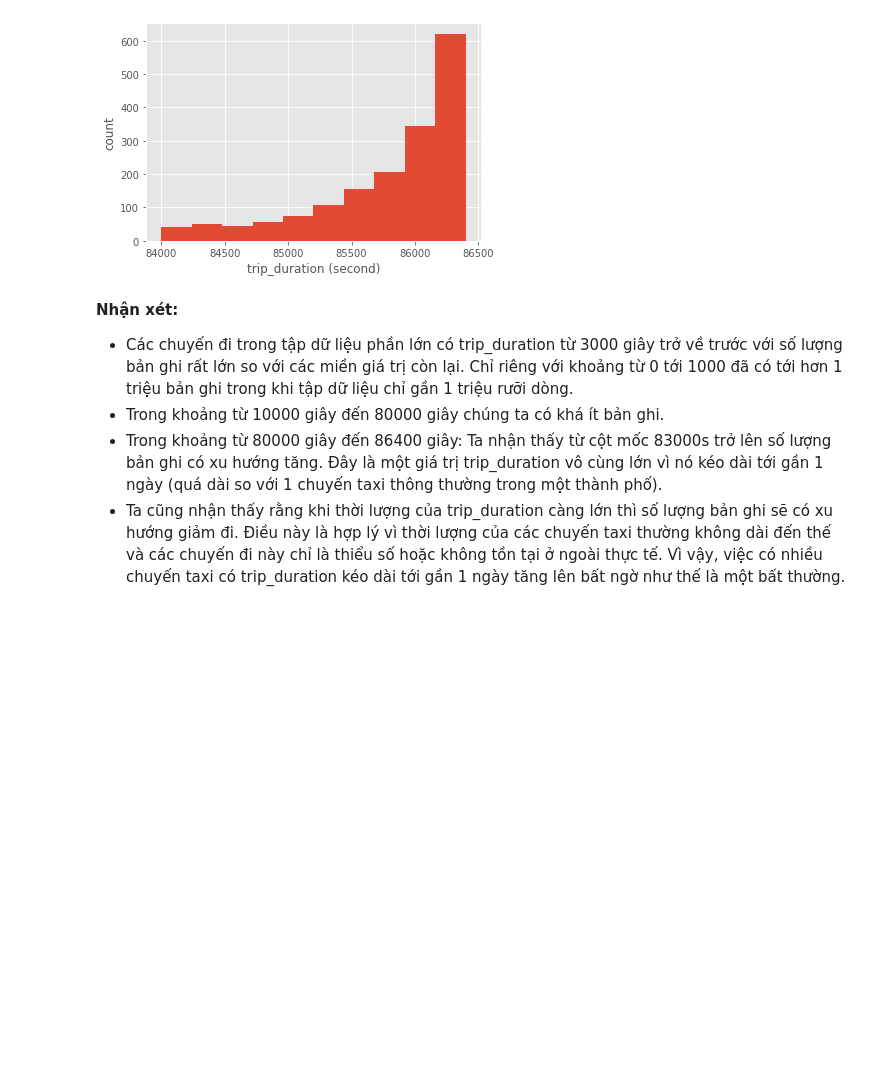
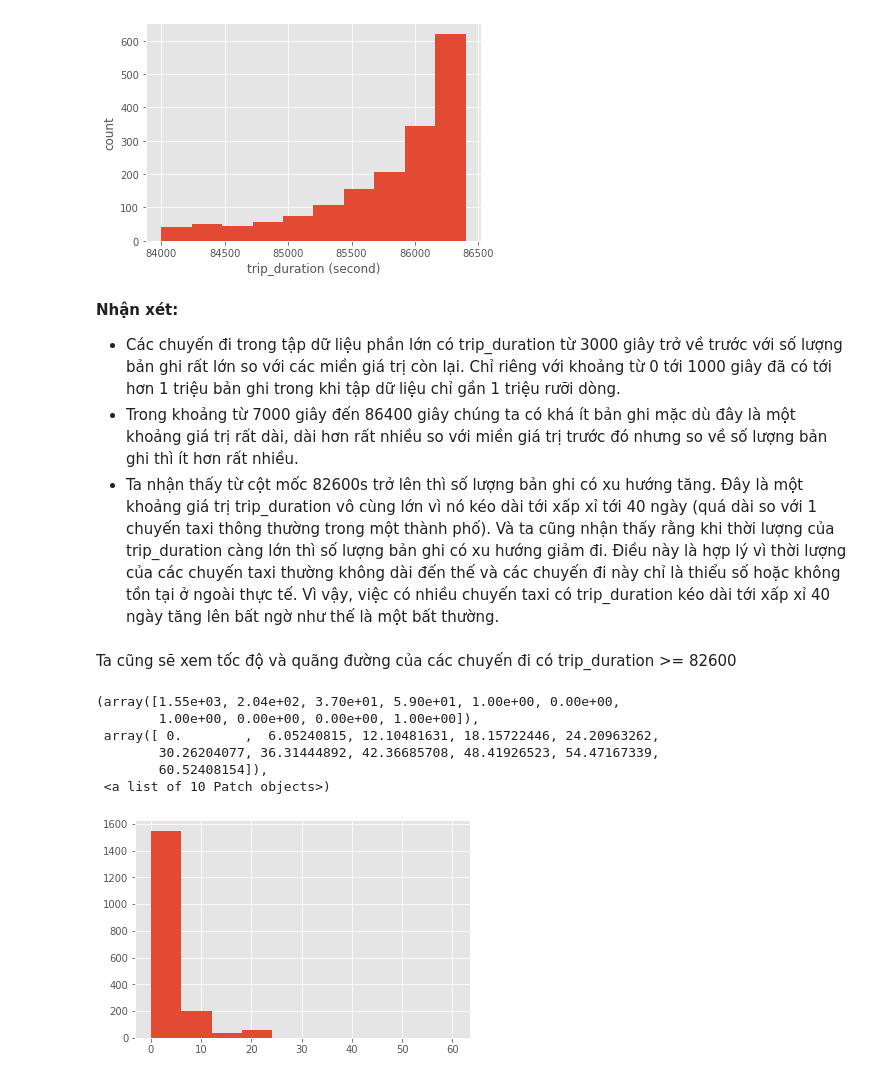
Before and after one commit to trunghq0205/Python4DS, a Jupyter notebook: final_project_report.ipynb, the cells around one changed output. Saved outputs shown, nothing was run; the diff lists cells and outputs as text; code cells hidden in the pictures; blank space fills up the shorter version.

```diff
--- a/final_project_report.ipynb
+++ b/final_project_report.ipynb
@@ -340,7 +374,18 @@ Text(0, 0.5, 'count')
 [figure]
 # %% [markdown]
 **Nhận xét:**
-- Các chuyến đi trong tập dữ liệu phần lớn có trip_duration từ 3000 giây trở về trước với số lượng bản ghi rất lớn so với các miền giá trị còn lại. Chỉ riêng với khoảng từ 0 tới 1000 đã có tới hơn 1 triệu bản ghi trong khi tập dữ liệu chỉ gần 1 triệu rưỡi dòng.
-- Trong khoảng từ 10000 giây đến 80000 giây chúng ta có khá ít bản ghi.
-- Trong khoảng từ 80000 giây đến 86400 giây: Ta nhận thấy từ cột mốc 83000s trở lên số lượng bản ghi có xu hướng tăng. Đây là một giá trị trip_duration vô cùng lớn vì nó kéo dài tới gần 1 ngày (quá dài so với 1 chuyến taxi thông thường trong một thành phố).
-- Ta cũng nhận thấy rằng khi thời lượng của trip_duration càng lớn thì số lượng bản ghi sẽ có xu hướng giảm đi. Điều này là hợp lý vì thời lượng của các chuyến taxi thường không dài đến thế và các chuyến đi này chỉ là thiểu số hoặc không tồn tại ở ngoài thực tế. Vì vậy, việc có nhiều chuyến taxi có trip_duration kéo dài tới gần 1 ngày tăng lên bất ngờ như thế là một bất thường.
+- Các chuyến đi trong tập dữ liệu phần lớn có trip_duration từ 3000 giây trở về trước với số lượng bản ghi rất lớn so với các miền giá trị còn lại. Chỉ riêng với khoảng từ 0 tới 1000 giây đã có tới hơn 1 triệu bản ghi trong khi tập dữ liệu chỉ gần 1 triệu rưỡi dòng.
+- Trong khoảng từ 7000 giây đến 86400 giây chúng ta có khá ít bản ghi mặc dù đây là một khoảng giá trị rất dài, dài hơn rất nhiều so với miền giá trị trước đó nhưng so về số lượng bản ghi thì ít hơn rất nhiều.
+- Ta nhận thấy từ cột mốc 82600s trở lên thì số lượng bản ghi có xu hướng tăng. Đây là một khoảng giá trị trip_duration vô cùng lớn vì nó kéo dài tới xấp xỉ tới 40 ngày (quá dài so với 1 chuyến taxi thông thường trong một thành phố). Và ta cũng nhận thấy rằng khi thời lượng của trip_duration càng lớn thì số lượng bản ghi có xu hướng giảm đi. Điều này là hợp lý vì thời lượng của các chuyến taxi thường không dài đến thế và các chuyến đi này chỉ là thiểu số hoặc không tồn tại ở ngoài thực tế. Vì vậy, việc có nhiều chuyến taxi có trip_duration kéo dài tới xấp xỉ 40 ngày tăng lên bất ngờ như thế là một bất thường.
+# %% [markdown]
+Ta cũng sẽ xem tốc độ và quãng đường của các chuyến đi có trip_duration >= 82600
+# %%
+plt.hist(taxi_df[taxi_df['trip_duration'] >= 82600]['distance'])
+# %% [output]
+(array([1.55e+03, 2.04e+02, 3.70e+01, 5.90e+01, 1.00e+00, 0.00e+00,
+        1.00e+00, 0.00e+00, 0.00e+00, 1.00e+00]),
+ array([ 0.        ,  6.05240815, 12.10481631, 18.15722446, 24.20963262,
+        30.26204077, 36.31444892, 42.36685708, 48.41926523, 54.47167339,
+        60.52408154]),
+ <a list of 10 Patch objects>)
+[figure, added]
```
Also changed, not shown: parts of 34 cells of this notebook.
